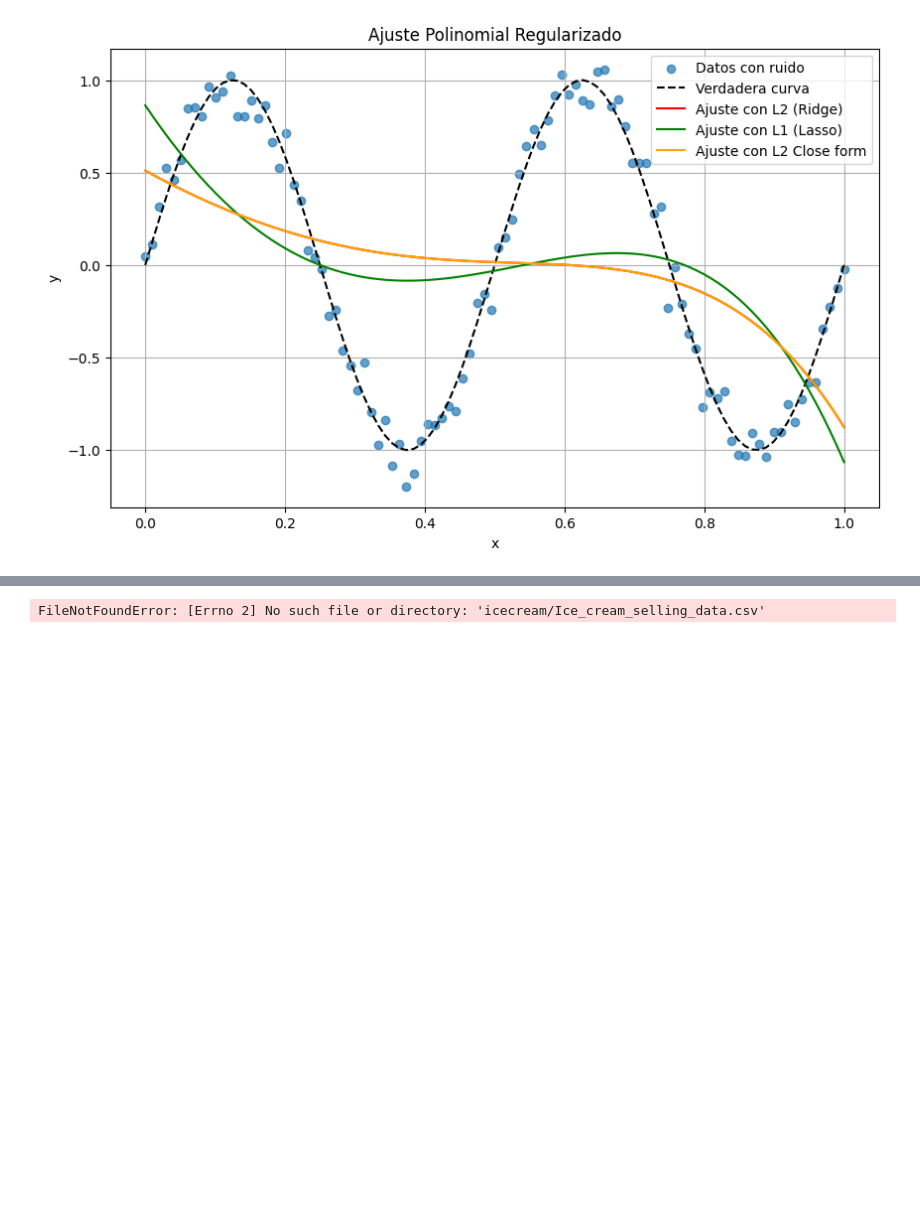
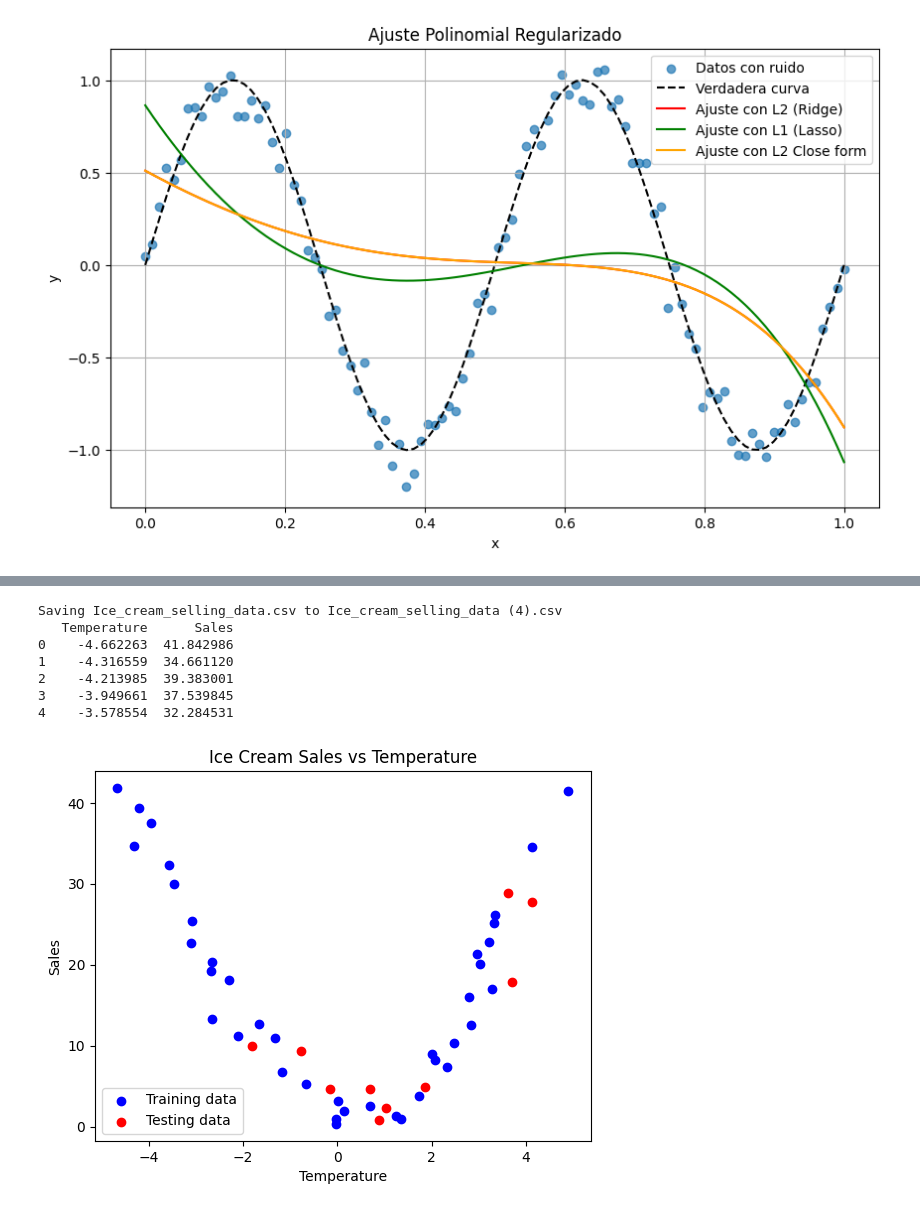
Before and after one commit to hugol1212/Fundamentos, a Jupyter notebook: practica3_1_alumnos.ipynb, the cells around one changed output, grey strips where cells are left out. Drawn from its saved outputs; the diff is of its cells as text; code cells hidden in the pictures; blank space fills up the shorter version.

```diff
--- a/practica3_1_alumnos.ipynb
+++ b/practica3_1_alumnos.ipynb
@@ -275,4 +259,7 @@ degree = 5
 # %%
+#PARTE 2
+from sklearn.model_selection import train_test_split
+import numpy as np
 import pandas as pd
 import matplotlib.pyplot as plt
 
@@ -280,7 +267,11 @@ lambda_reg = 0.1
 degree = 5
 
 # CArgamos los datos
-file_path = "icecream/Ice_cream_selling_data.csv"
+from google.colab import files
+files.upload()
+
+
+file_path = "Ice_cream_selling_data.csv"
 data = pd.read_csv(file_path)
 
 # visualización del dataset
@@ -288,7 +279,17 @@ print(data.head())
 
 
 # Dividimos en train y test
+# (Ajusta estos nombres si tus columnas se llaman distinto)
+X = data["Temperature"].to_numpy().reshape(-1, 1)
+y = data["Sales"].to_numpy()
 
+X_train, X_test, y_train, y_test = train_test_split(
+    X, y, test_size=0.2, random_state=42
+)
+
+# Para que plt.scatter funcione bien con X en forma (N,1)
+X_train = X_train.ravel()
+X_test  = X_test.ravel()
 
 
 # Representamos puntos de train
@@ -307 +309,8 @@ plt.show()
-FileNotFoundError: [Errno 2] No such file or directory: 'icecream/Ice_cream_selling_data.csv'
+Saving Ice_cream_selling_data.csv to Ice_cream_selling_data (4).csv
+   Temperature      Sales
+0    -4.662263  41.842986
+1    -4.316559  34.661120
+2    -4.213985  39.383001
+3    -3.949661  37.539845
+4    -3.578554  32.284531
+[figure, added]
```
Also changed, not shown: parts of 8 cells of this notebook.
